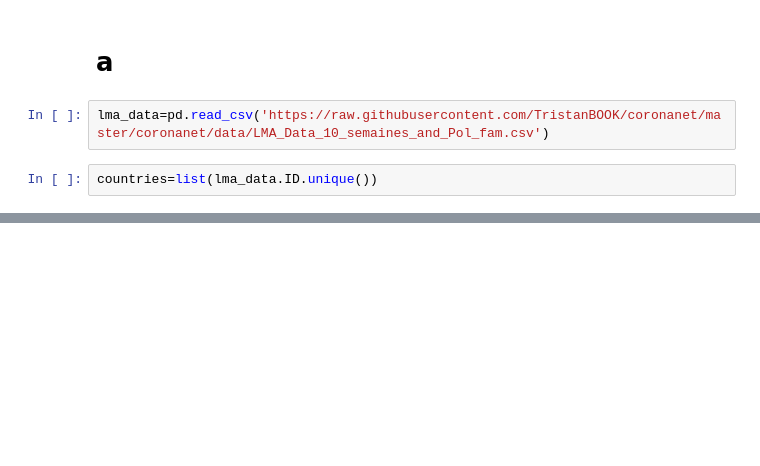
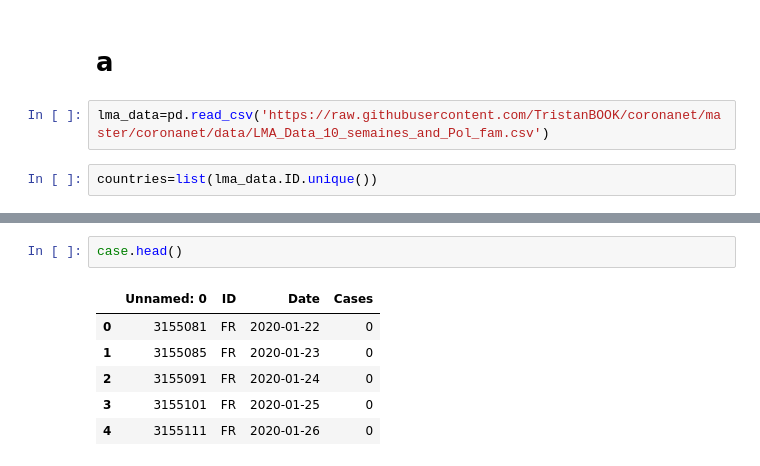
Before and after one commit to TristanBOOK/coronanet, a Jupyter notebook: Notebooks/streamlit_trial.ipynb, the cells around one changed output, grey strips where cells are left out. Saved outputs shown, nothing was run; the diff lists cells and outputs as text; blank space fills up the shorter version.

```diff
--- a/Notebooks/streamlit_trial.ipynb
+++ b/Notebooks/streamlit_trial.ipynb
@@ -19,0 +69,9 @@ PyreadrError: File ../coronanet/data/COVID-19.RData does not exist!
+# %%
+case.head()
+# %% [output]
+|  | Unnamed: 0 | ID | Date | Cases |
+| 0 | 3155081 | FR | 2020-01-22 | 0 |
+| 1 | 3155085 | FR | 2020-01-23 | 0 |
+| 2 | 3155091 | FR | 2020-01-24 | 0 |
+| 3 | 3155101 | FR | 2020-01-25 | 0 |
+| 4 | 3155111 | FR | 2020-01-26 | 0 |
```
Also changed, not shown: parts of 9 cells of this notebook.
